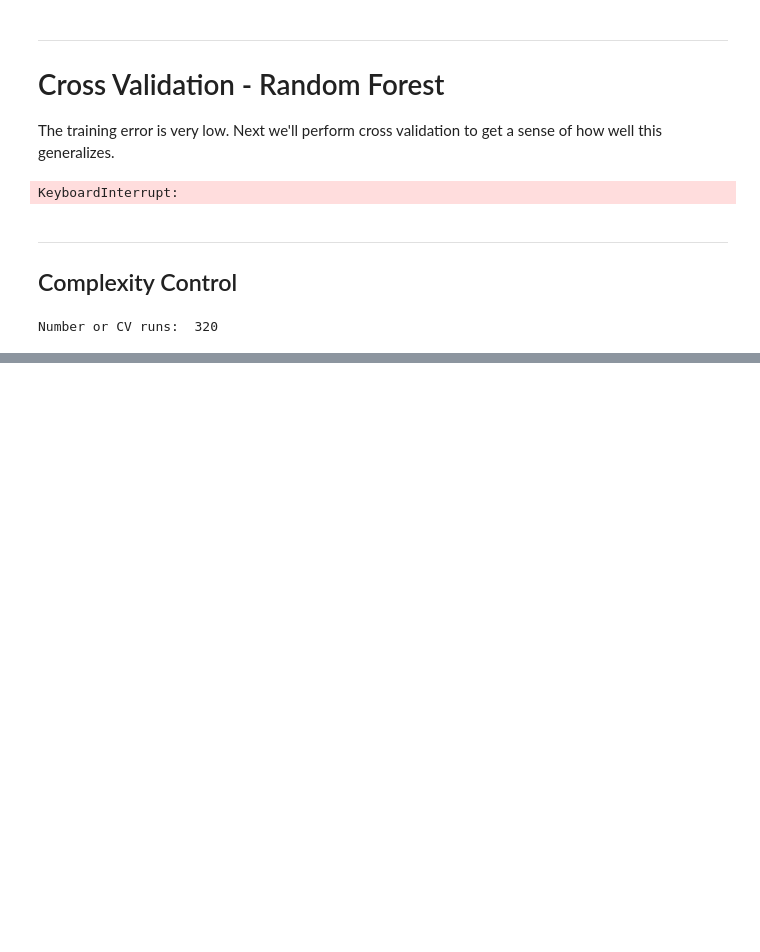
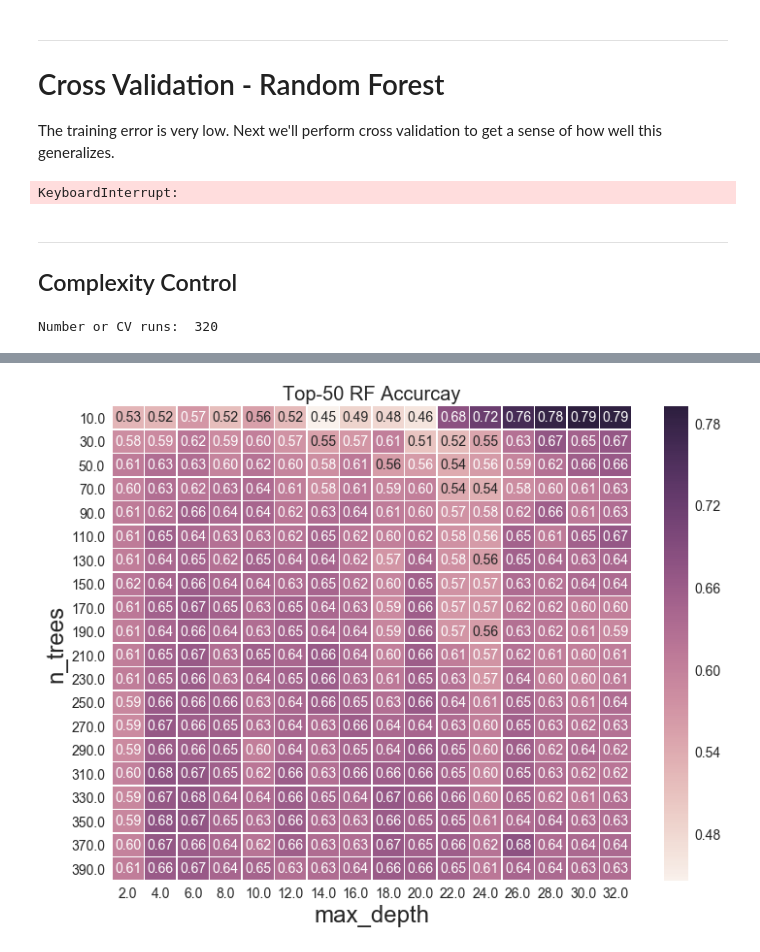
Before and after one commit to npabon/LINCS_target_prediction, a Jupyter notebook: classification.ipynb, the cells around one changed output, grey strips where cells are left out. Cells and saved outputs as stored; diff of their text form; code cells hidden in the pictures; blank space fills up the shorter version.

```diff
--- a/classification.ipynb
+++ b/classification.ipynb
@@ -458,0 +459,9 @@ plt.show()
+# %%
+# plot top-50 accuracy
+top50_data = result_avg_df.pivot('n_trees','max_depth','top_50')
+f, ax = plt.subplots(figsize=(12, 9))
+sns.heatmap(top50_data, annot=True, fmt="0.2f", linewidths=.5, ax=ax)
+plt.title('Top-50 RF Accurcay')
+plt.show()
+# %% [output]
+[figure, added]
```
Also changed, not shown: parts of 3 cells of this notebook, 1 other file.
